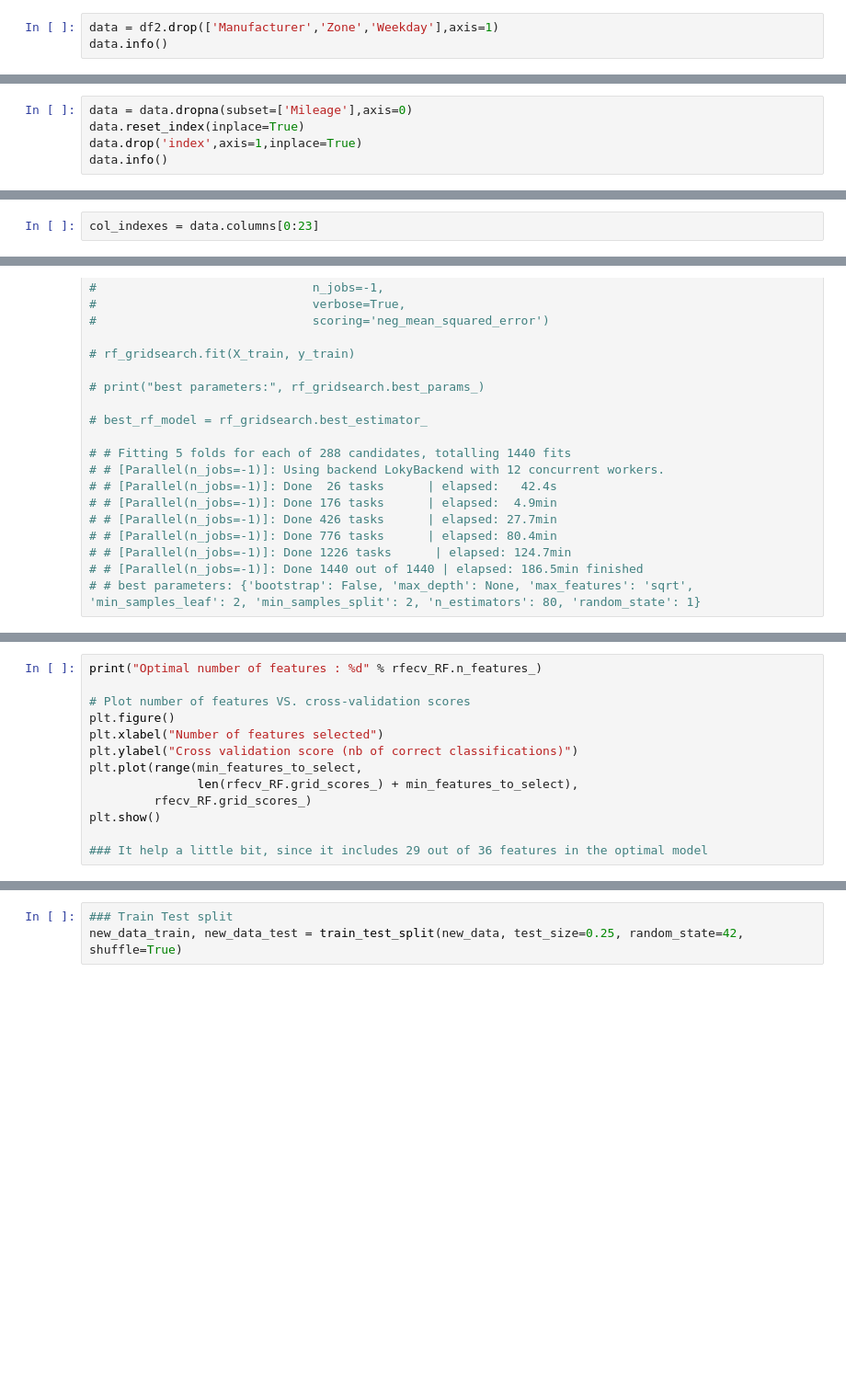
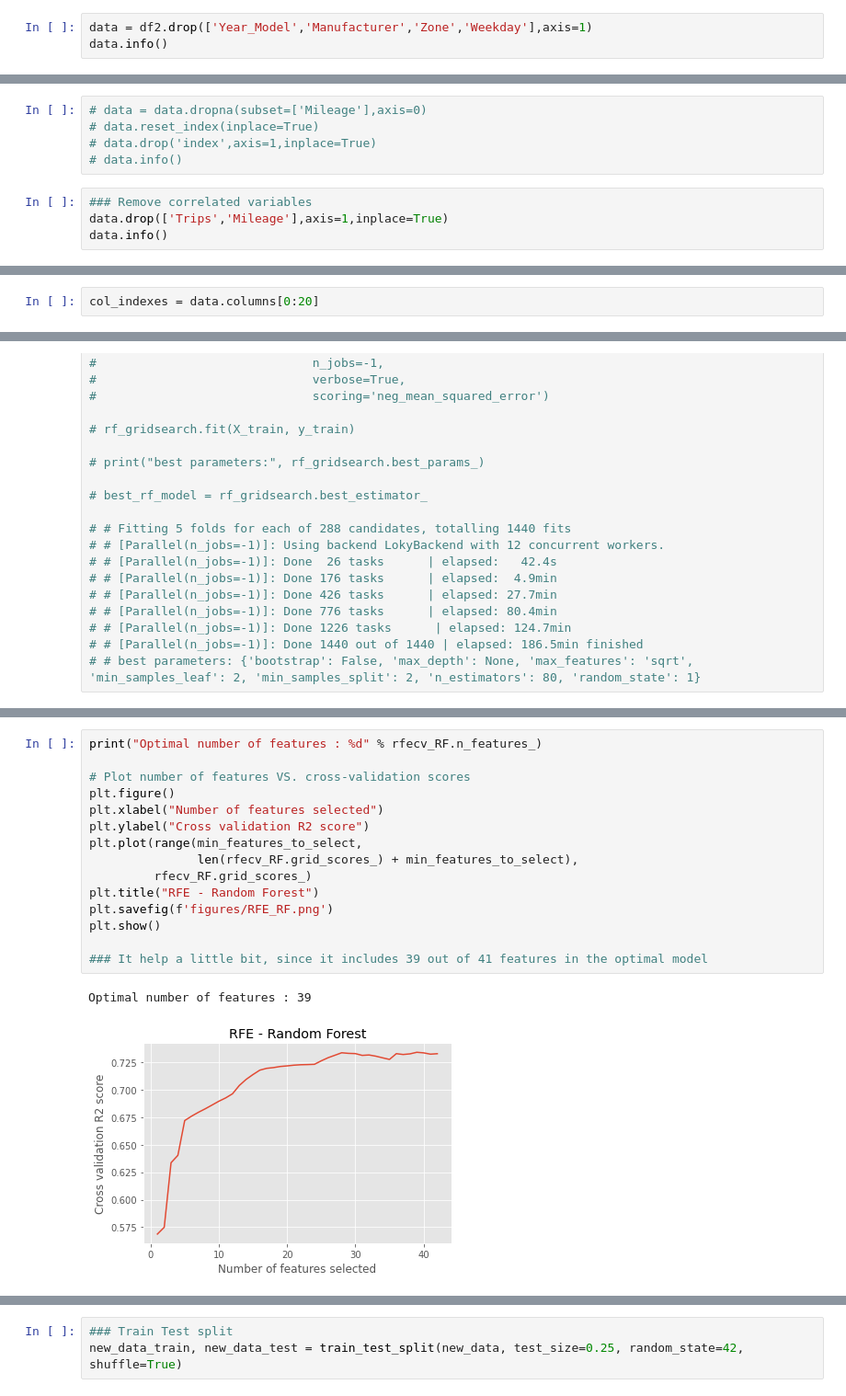
Before and after one commit to rgamerosl/capstone-project, a Jupyter notebook: EDA_zone.ipynb, the cells around one changed output, grey strips where cells are left out. Shown at 92% size. Saved outputs shown, nothing was run; the diff lists cells and outputs as text; blank space fills up the shorter version.

Commit message:
Relevant changes in adjusted models

```diff
--- a/EDA_zone.ipynb
+++ b/EDA_zone.ipynb
@@ -135,3 +545,3 @@ df2.info()
 # %%
-data = df2.drop(['Manufacturer','Zone','Weekday'],axis=1)
+data = df2.drop(['Year_Model','Manufacturer','Zone','Weekday'],axis=1)
 data.info()
@@ -138,5 +566,9 @@ data.info()
 # %%
-data = data.dropna(subset=['Mileage'],axis=0)
-data.reset_index(inplace=True)
-data.drop('index',axis=1,inplace=True)
-data.info()
+# data = data.dropna(subset=['Mileage'],axis=0)
+# data.reset_index(inplace=True)
+# data.drop('index',axis=1,inplace=True)
+# data.info()
+# %%
+### Remove correlated variables
+data.drop(['Trips','Mileage'],axis=1,inplace=True)
+data.info()
@@ -149,7 +603,7 @@ data.to_excel("dataset/data_36f_vf.xlsx",index=False)
 ### Train Test split
 data_train, data_test = train_test_split(data, test_size=0.25, random_state=42, shuffle=True)
 # %%
-col_indexes = data.columns[0:23]
+col_indexes = data.columns[0:20]
 # %%
 ### Standarize numerical variables in Train Set
 scaler = StandardScaler()
@@ -278,15 +777,20 @@ rfecv_RF.fit(X_train, y_train)
 # %%
 print("Optimal number of features : %d" % rfecv_RF.n_features_)
 
 # Plot number of features VS. cross-validation scores
 plt.figure()
 plt.xlabel("Number of features selected")
-plt.ylabel("Cross validation score (nb of correct classifications)")
+plt.ylabel("Cross validation R2 score")
 plt.plot(range(min_features_to_select,
                len(rfecv_RF.grid_scores_) + min_features_to_select),
          rfecv_RF.grid_scores_)
+plt.title("RFE - Random Forest")
+plt.savefig(f'figures/RFE_RF.png')
 plt.show()
 
-### It help a little bit, since it includes 29 out of 36 features in the optimal model
+### It help a little bit, since it includes 39 out of 41 features in the optimal model
+# %% [output]
+Optimal number of features : 39
+[figure, added]
 # %%
 rfecv_RF.support_
```
Also changed, not shown: parts of 71 cells of this notebook.
